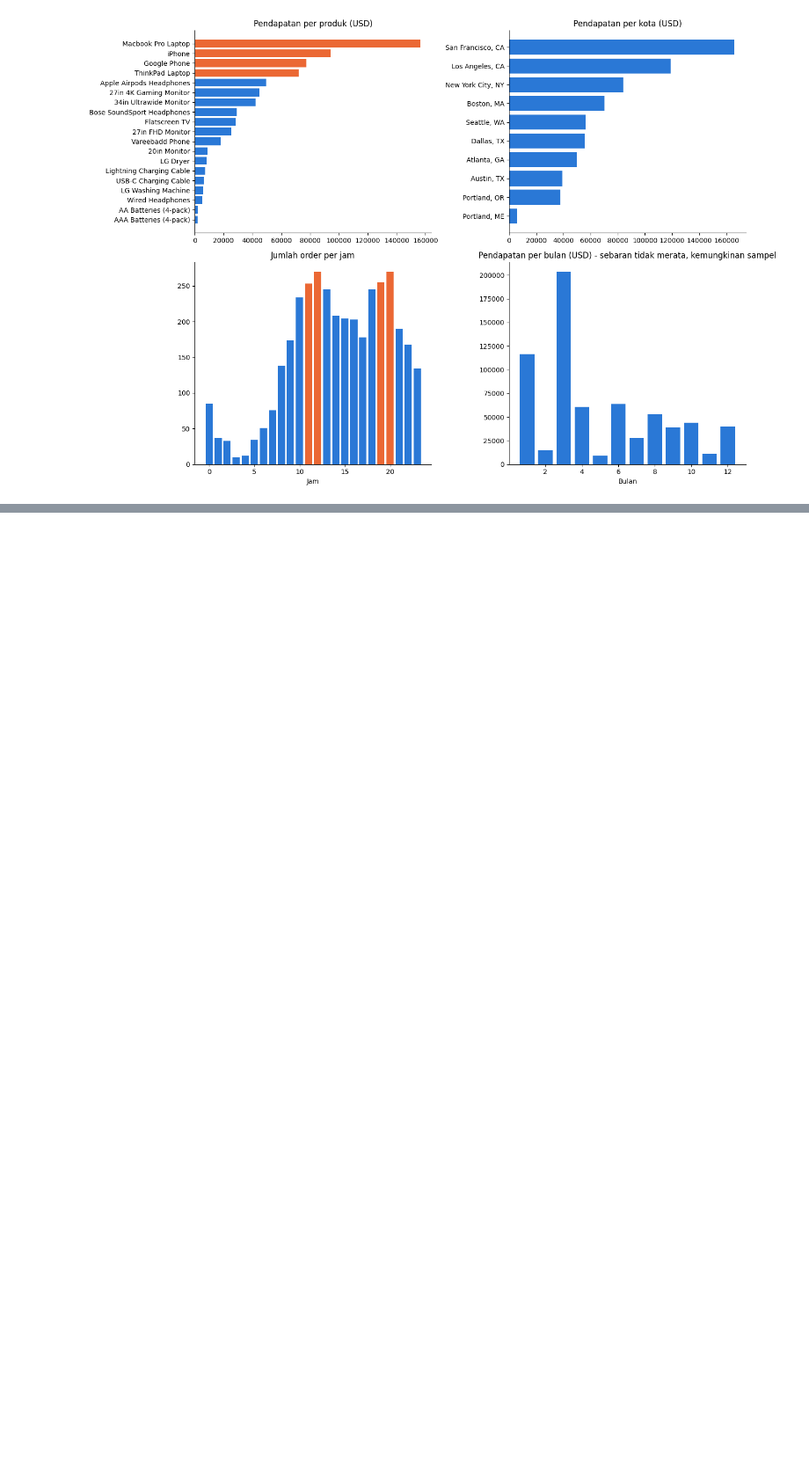
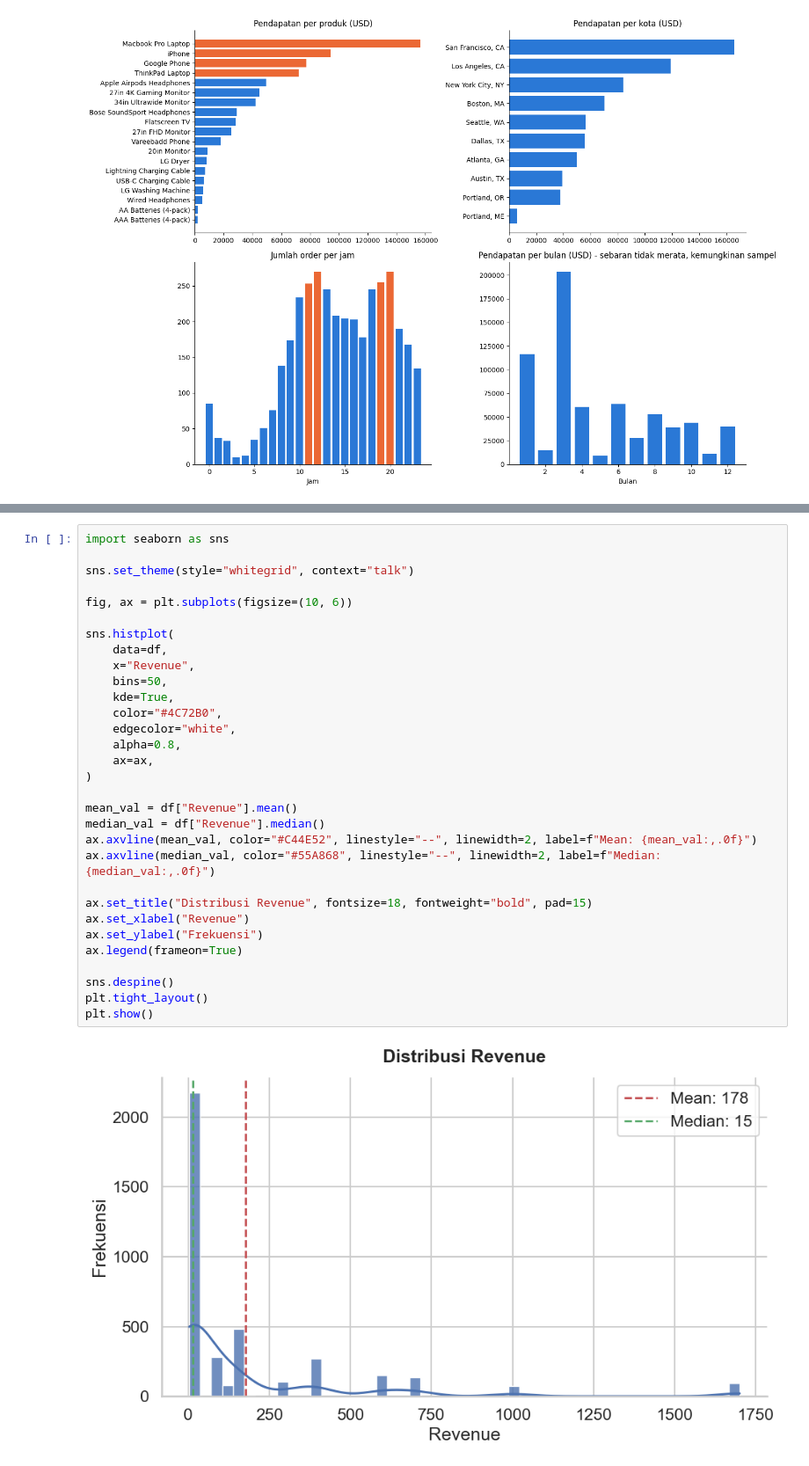
Before and after one commit to angginaruto/ecommerce-sales-analysis-2019, a Jupyter notebook: StatistikInferensial.ipynb, the cells around one changed output, grey strips where cells are left out. Shown at 88% size. Saved outputs shown, nothing was run; the diff lists cells and outputs as text; blank space fills up the shorter version.

Commit message:
menambahkan visualisasi data

```diff
--- a/StatistikInferensial.ipynb
+++ b/StatistikInferensial.ipynb
@@ -381,0 +417,33 @@ Tersimpan: hasil_analisis.png
+# %%
+import seaborn as sns
+
+sns.set_theme(style="whitegrid", context="talk")
+
+fig, ax = plt.subplots(figsize=(10, 6))
+
+sns.histplot(
+    data=df,
+    x="Revenue",
+    bins=50,
+    kde=True,
+    color="#4C72B0",
+    edgecolor="white",
+    alpha=0.8,
+    ax=ax,
+)
+
+mean_val = df["Revenue"].mean()
+median_val = df["Revenue"].median()
+ax.axvline(mean_val, color="#C44E52", linestyle="--", linewidth=2, label=f"Mean: {mean_val:,.0f}")
+ax.axvline(median_val, color="#55A868", linestyle="--", linewidth=2, label=f"Median: {median_val:,.0f}")
+
+ax.set_title("Distribusi Revenue", fontsize=18, fontweight="bold", pad=15)
+ax.set_xlabel("Revenue")
+ax.set_ylabel("Frekuensi")
+ax.legend(frameon=True)
+
+sns.despine()
+plt.tight_layout()
+plt.show()
+# %% [output]
+[figure, added]
```
Also changed, not shown: parts of 8 cells of this notebook.
